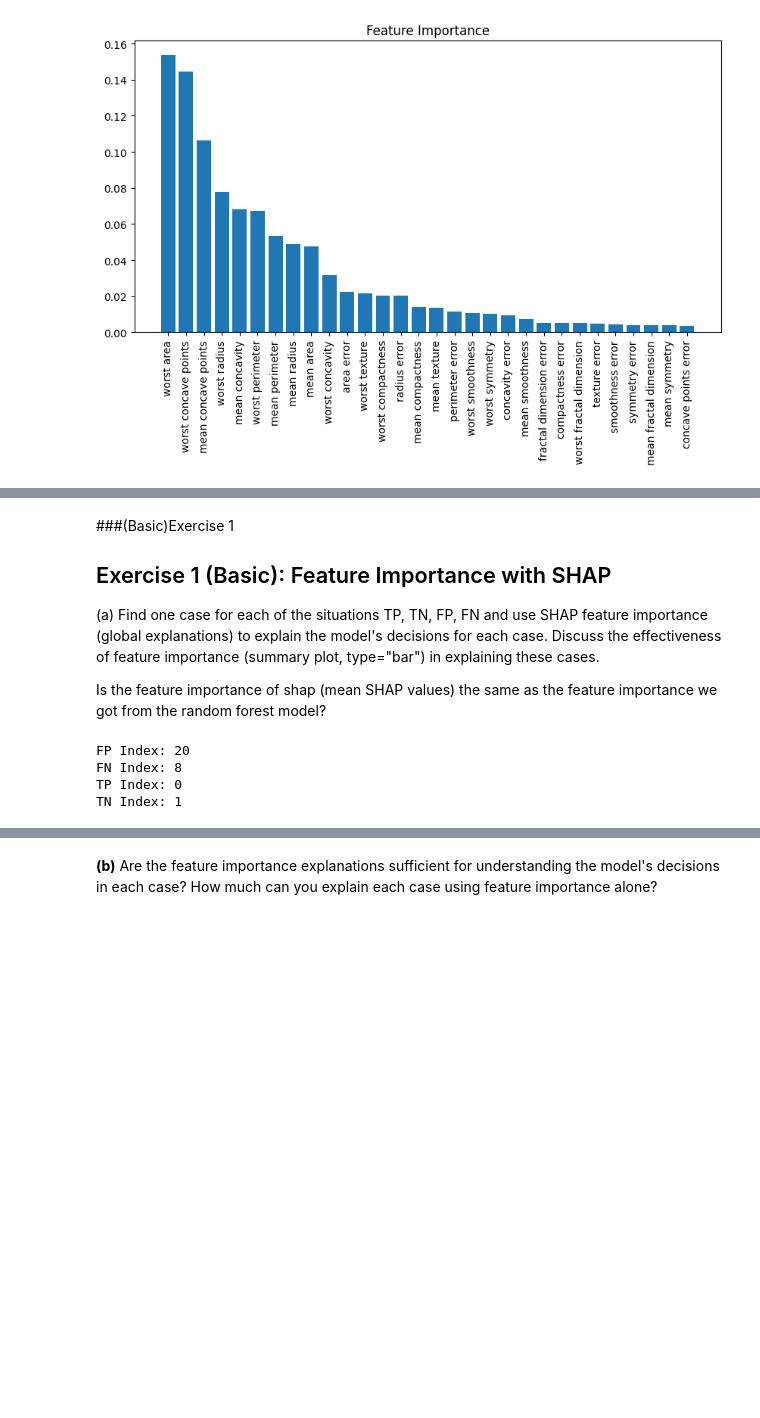
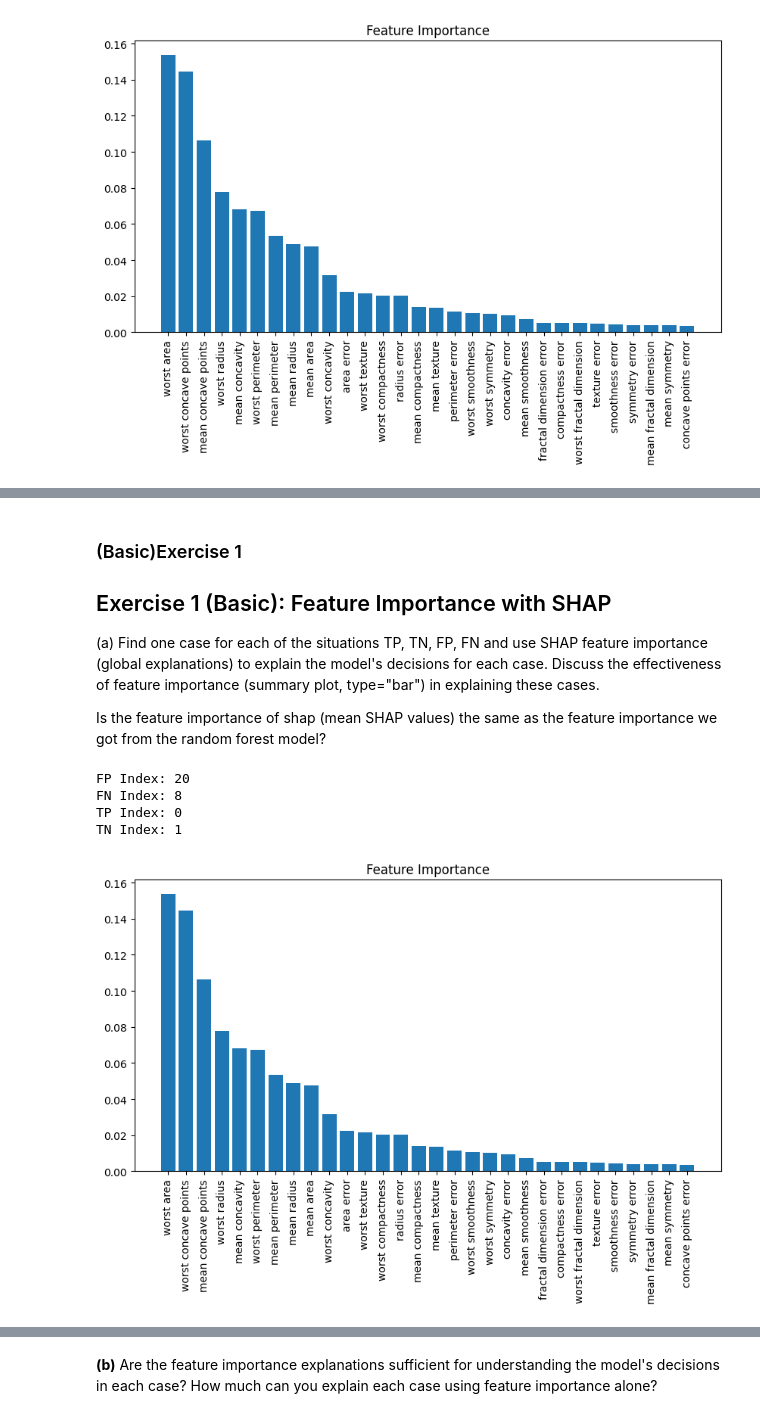
Before and after one commit to Wan-Razaq/Expainable-AI, a Jupyter notebook: 2024 Lecture_2 XAI-1.ipynb, the cells around one changed output, grey strips where cells are left out. Cells and saved outputs as stored; diff of their text form; code cells hidden in the pictures; blank space fills up the shorter version.

Commit message:
Basic Assignment 1

```diff
--- a/2024 Lecture_2 XAI-1.ipynb
+++ b/2024 Lecture_2 XAI-1.ipynb
@@ -129,5 +141,5 @@ plt.show()
 # %% [markdown]
-###(Basic)Exercise 1
+### (Basic)Exercise 1
 ## Exercise 1 (Basic): Feature Importance with SHAP
 
 (a) Find one case for each of the situations TP, TN, FP, FN and use SHAP feature importance (global explanations) to explain the model's decisions for each case. Discuss the effectiveness of feature importance (summary plot, type="bar") in explaining these cases.
@@ -183,6 +195,26 @@ FP Index: 20
 FN Index: 8
 TP Index: 0
 TN Index: 1
+# %%
+importances = clf.feature_importances_
+
+import matplotlib.pyplot as plt
+import numpy as np
+
+# Sort feature importances in descending order
+indices = np.argsort(importances)[::-1]
+
+# Rearrange feature names so they match the sorted feature importances
+names = [data.feature_names[i] for i in indices]
+
+# Create plot
+plt.figure(figsize=(10, 5))
+plt.title("Feature Importance")
+plt.bar(range(X_train.shape[1]), importances[indices])
+plt.xticks(range(X_train.shape[1]), names, rotation=90)
+plt.show()
+# %% [output]
+[figure, added]
 # %%
 
 # Create explainer (Method 1: using Kernel Shap, faster). ## you can go for for other options
```
Also changed, not shown: parts of 12 cells of this notebook.
